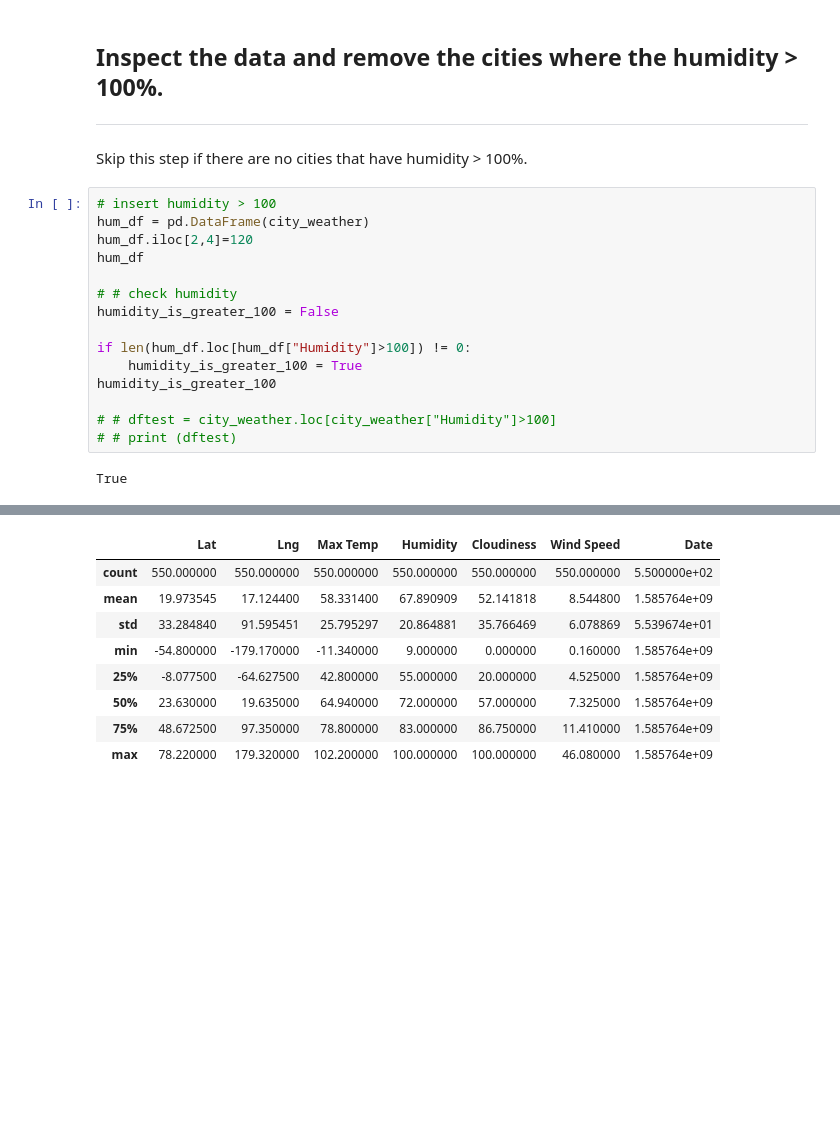
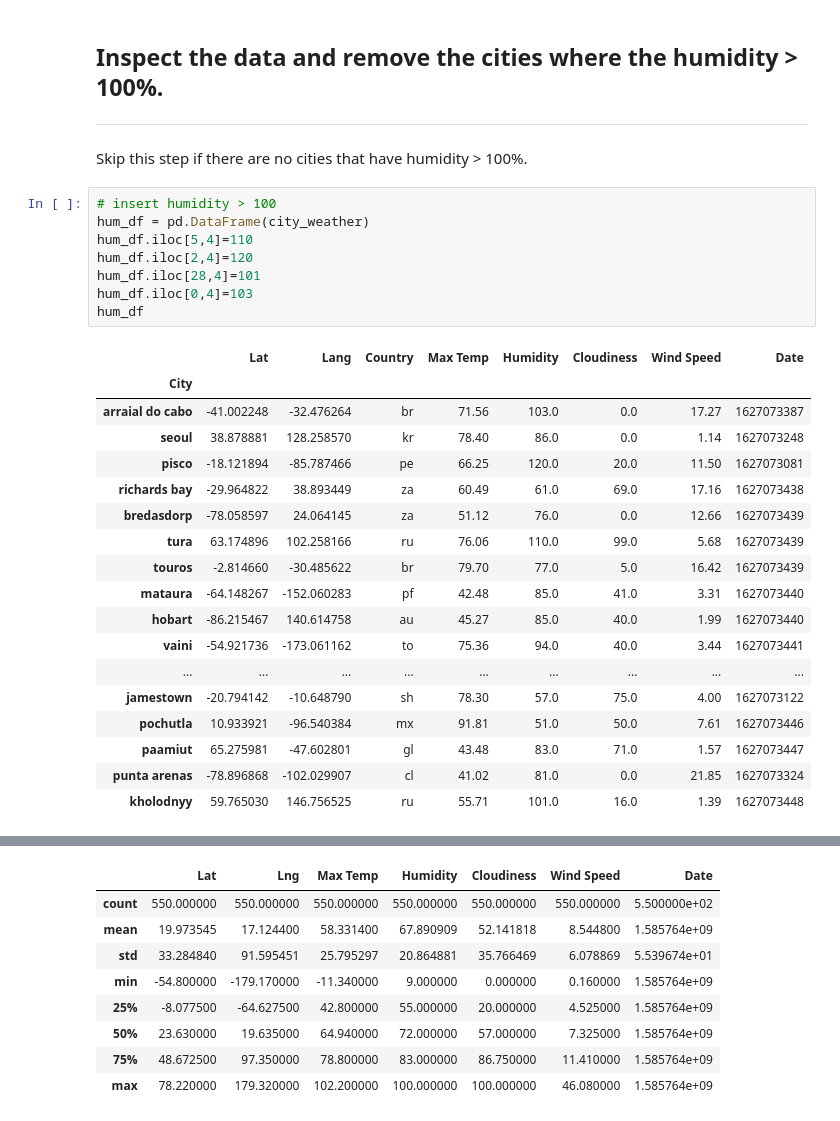
Before and after one commit to GalynaM/python-APIs-challenge, a Jupyter notebook: WeatherPy.ipynb, the cells around one changed output, grey strips where cells are left out. Saved outputs shown, nothing was run; the diff lists cells and outputs as text; blank space fills up the shorter version.

```diff
--- a/WeatherPy.ipynb
+++ b/WeatherPy.ipynb
@@ -311,17 +315,27 @@ Skip this step if there are no cities that have humidity > 100%.
 # %%
 # insert humidity > 100
 hum_df = pd.DataFrame(city_weather)
+hum_df.iloc[5,4]=110
 hum_df.iloc[2,4]=120
+hum_df.iloc[28,4]=101
+hum_df.iloc[0,4]=103
 hum_df
-
-# # check humidity
-humidity_is_greater_100 = False
-
-if len(hum_df.loc[hum_df["Humidity"]>100]) != 0:
-    humidity_is_greater_100 = True
-humidity_is_greater_100
-
-# # dftest = city_weather.loc[city_weather["Humidity"]>100]
-# # print (dftest)
 # %% [output]
-True
+|  | Lat | Lang | Country | Max Temp | Humidity | Cloudiness | Wind Speed | Date |
+| City |  |  |  |  |  |  |  |  |
+| arraial do cabo | -41.002248 | -32.476264 | br | 71.56 | 103.0 | 0.0 | 17.27 | 1627073387 |
+| seoul | 38.878881 | 128.258570 | kr | 78.40 | 86.0 | 0.0 | 1.14 | 1627073248 |
+| pisco | -18.121894 | -85.787466 | pe | 66.25 | 120.0 | 20.0 | 11.50 | 1627073081 |
+| richards bay | -29.964822 | 38.893449 | za | 60.49 | 61.0 | 69.0 | 17.16 | 1627073438 |
+| bredasdorp | -78.058597 | 24.064145 | za | 51.12 | 76.0 | 0.0 | 12.66 | 1627073439 |
+| tura | 63.174896 | 102.258166 | ru | 76.06 | 110.0 | 99.0 | 5.68 | 1627073439 |
+| touros | -2.814660 | -30.485622 | br | 79.70 | 77.0 | 5.0 | 16.42 | 1627073439 |
+| mataura | -64.148267 | -152.060283 | pf | 42.48 | 85.0 | 41.0 | 3.31 | 1627073440 |
+| hobart | -86.215467 | 140.614758 | au | 45.27 | 85.0 | 40.0 | 1.99 | 1627073440 |
+| vaini | -54.921736 | -173.061162 | to | 75.36 | 94.0 | 40.0 | 3.44 | 1627073441 |
+| ... | ... | ... | ... | ... | ... | ... | ... | ... |
+| jamestown | -20.794142 | -10.648790 | sh | 78.30 | 57.0 | 75.0 | 4.00 | 1627073122 |
+| pochutla | 10.933921 | -96.540384 | mx | 91.81 | 51.0 | 50.0 | 7.61 | 1627073446 |
+| paamiut | 65.275981 | -47.602801 | gl | 43.48 | 83.0 | 71.0 | 1.57 | 1627073447 |
+| punta arenas | -78.896868 | -102.029907 | cl | 41.02 | 81.0 | 0.0 | 21.85 | 1627073324 |
+| kholodnyy | 59.765030 | 146.756525 | ru | 55.71 | 101.0 | 16.0 | 1.39 | 1627073448 |
```
Also changed, not shown: parts of 4 cells of this notebook, 1 other file.
